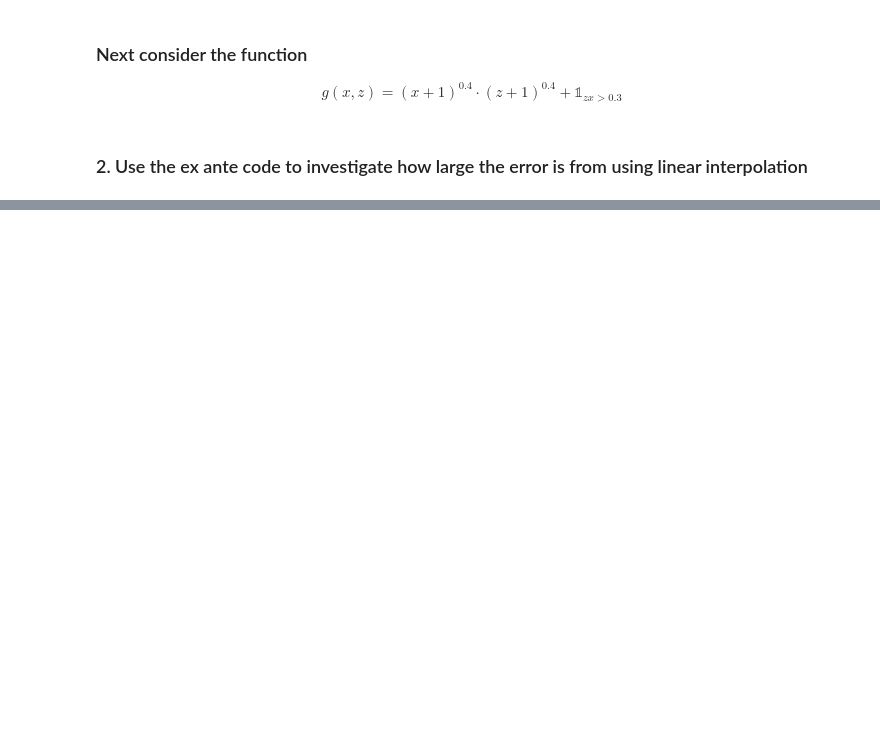
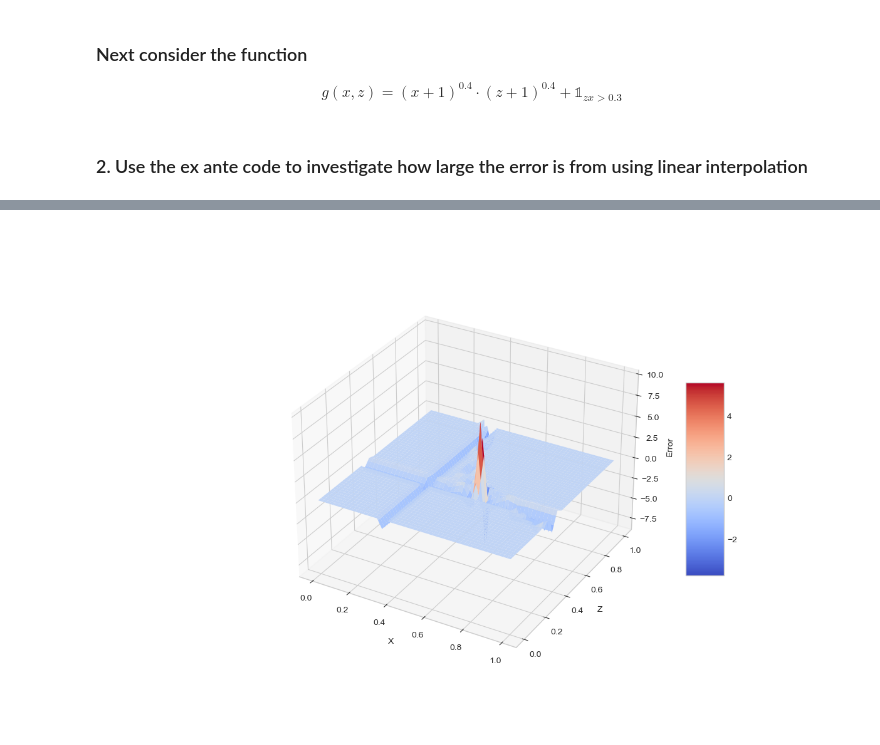
Before and after one commit to FrederikDegn/dp_ucph, a Jupyter notebook: 1_theory_tools/exercises/ex_ante/08_function_approx.ipynb, the cells around one changed output, grey strips where cells are left out. Saved outputs shown, nothing was run; the diff lists cells and outputs as text; code cells hidden in the pictures; blank space fills up the shorter version.

```diff
--- a/1_theory_tools/exercises/ex_ante/08_function_approx.ipynb
+++ b/1_theory_tools/exercises/ex_ante/08_function_approx.ipynb
@@ -164,14 +186,18 @@ plt.show()
 # %%
+%matplotlib widget
+
 # Plot the interpolation error
-fig = plt.figure(figsize=(10,5))
+fig = plt.figure(figsize=(12,8))
 ax = fig.add_subplot(1,1,1,projection='3d')
 # Plot the surface.
 #ax.plot_wireframe(x_true_mat, z_true_mat,g_linear_interp-g_true)
 surf=ax.plot_surface(x_true_mat, z_true_mat,g_linear_interp-g_true, cmap=cm.coolwarm)
 # Customize the axis.
 ax.set_xlabel(f'X')
 ax.set_ylabel(f'Z')
 ax.set_zlabel(f'Error')
 fig.colorbar(surf, shrink=0.5,aspect=5)
 
 plt.show()
+# %% [output]
+[figure, added]
```
Also changed, not shown: parts of 6 cells of this notebook, 2 other files.
